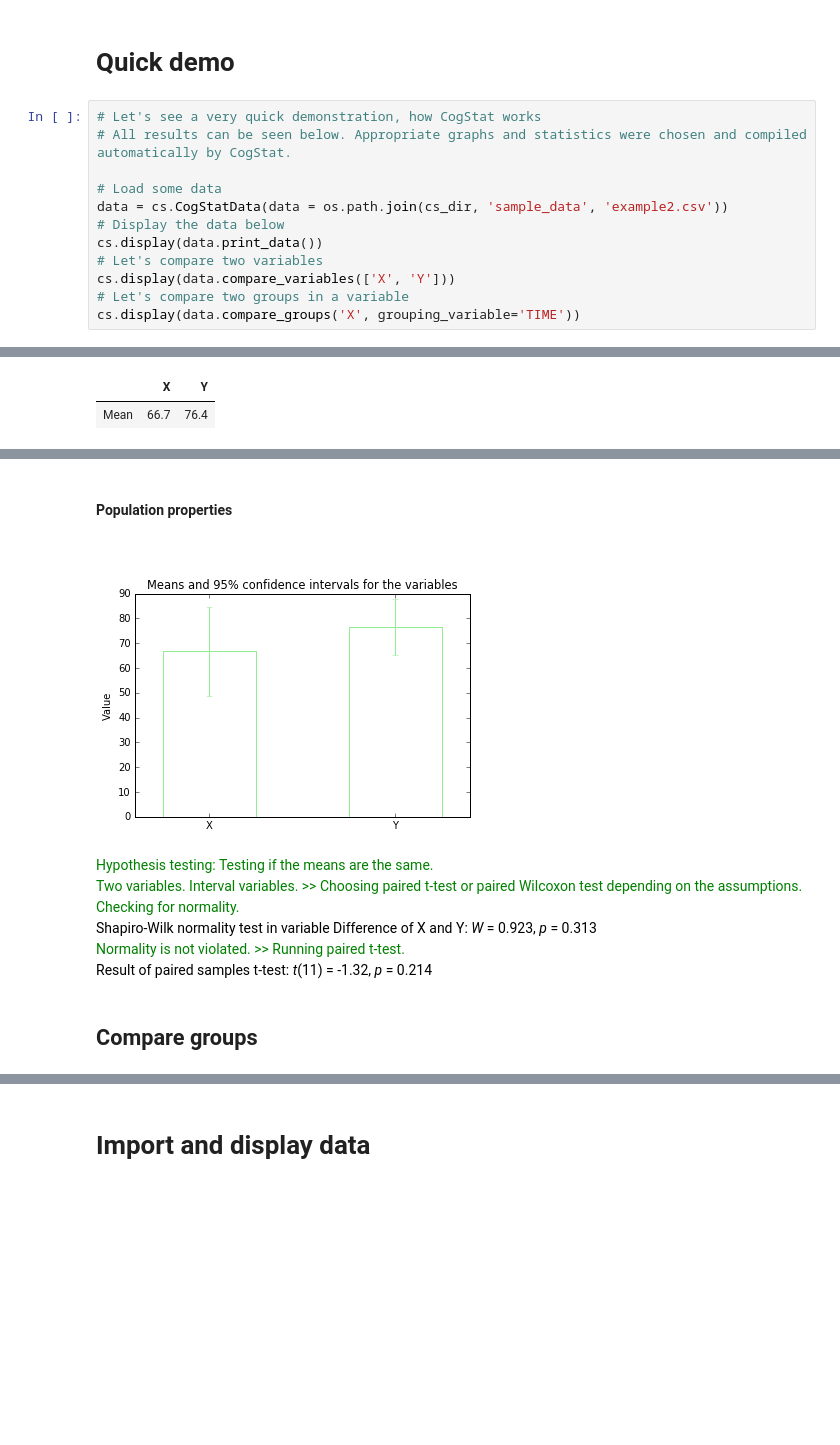
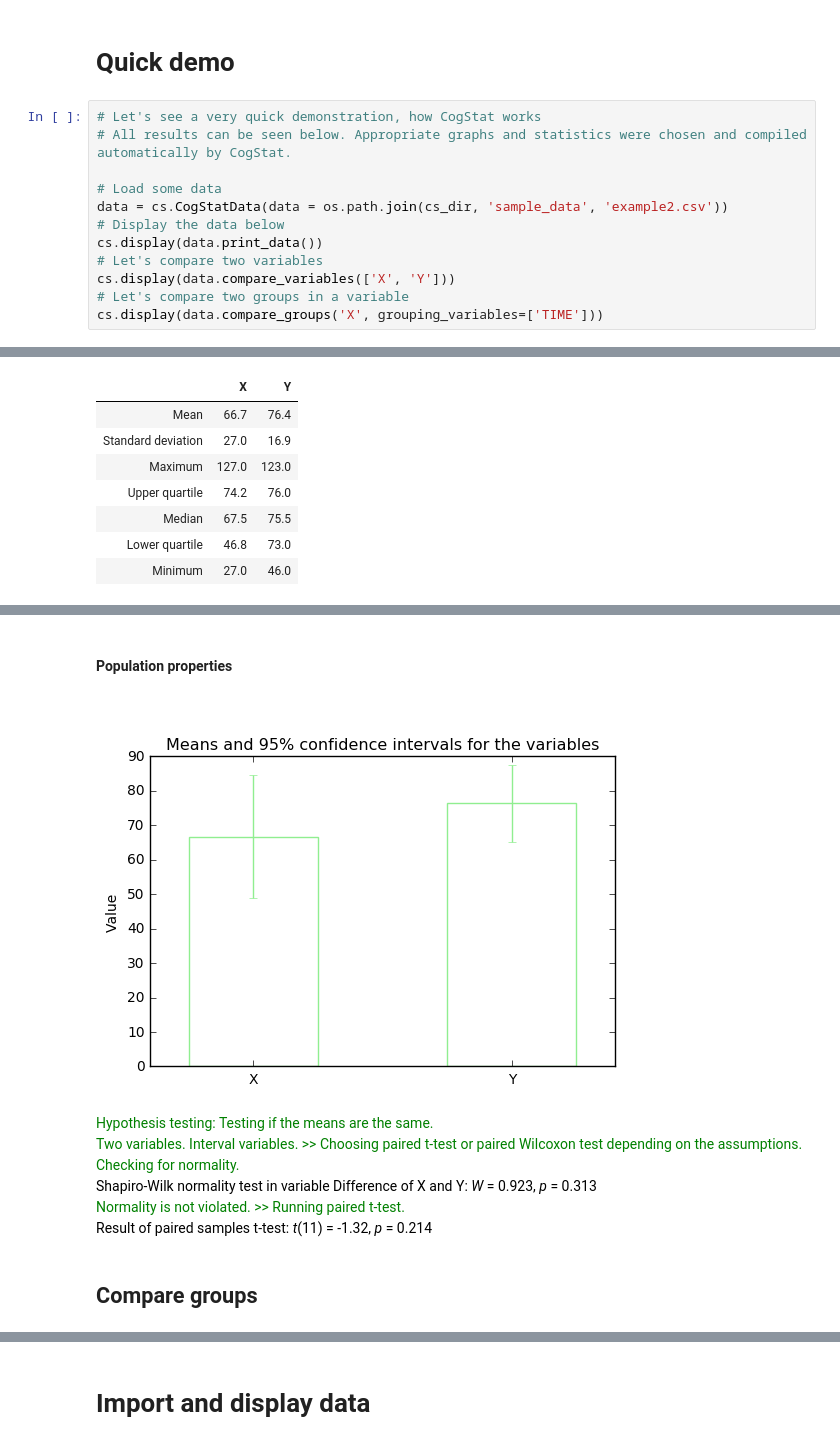
Before and after one commit to cogstat/cogstat, a Jupyter notebook: cogstat/docs/CogStat IPython Notebook tutorial.ipynb, the cells around one changed output, grey strips where cells are left out. Cells and saved outputs as stored; diff of their text form; blank space fills up the shorter version.

```diff
--- a/cogstat/docs/CogStat IPython Notebook tutorial.ipynb
+++ b/cogstat/docs/CogStat IPython Notebook tutorial.ipynb
@@ -37,7 +37,7 @@ cs.display(data.print_data())
 # Let's compare two variables
 cs.display(data.compare_variables(['X', 'Y']))
 # Let's compare two groups in a variable
-cs.display(data.compare_groups('X', grouping_variable='TIME'))
+cs.display(data.compare_groups('X', grouping_variables=['TIME']))
 # %% [output]
 Data
 Source: text file - /usr/local/lib/python2.7/dist-packages/cogstat/sample_data/example2.csv
@@ -68,2 +68,8 @@ Means for the variables
 |  | X | Y |
 | Mean | 66.7 | 76.4 |
+| Standard deviation | 27.0 | 16.9 |
+| Maximum | 127.0 | 123.0 |
+| Upper quartile | 74.2 | 76.0 |
+| Median | 67.5 | 75.5 |
+| Lower quartile | 46.8 | 73.0 |
+| Minimum | 27.0 | 46.0 |
@@ -71,5 +77,5 @@ Means for the variables
 Population properties
-[figure, old version]
+[figure, new version]
 Hypothesis testing: Testing if the means are the same.
 Two variables. Interval variables. >> Choosing paired t-test or paired Wilcoxon test depending on the assumptions.
 Checking for normality.
```
Also changed, not shown: parts of 7 cells of this notebook.
